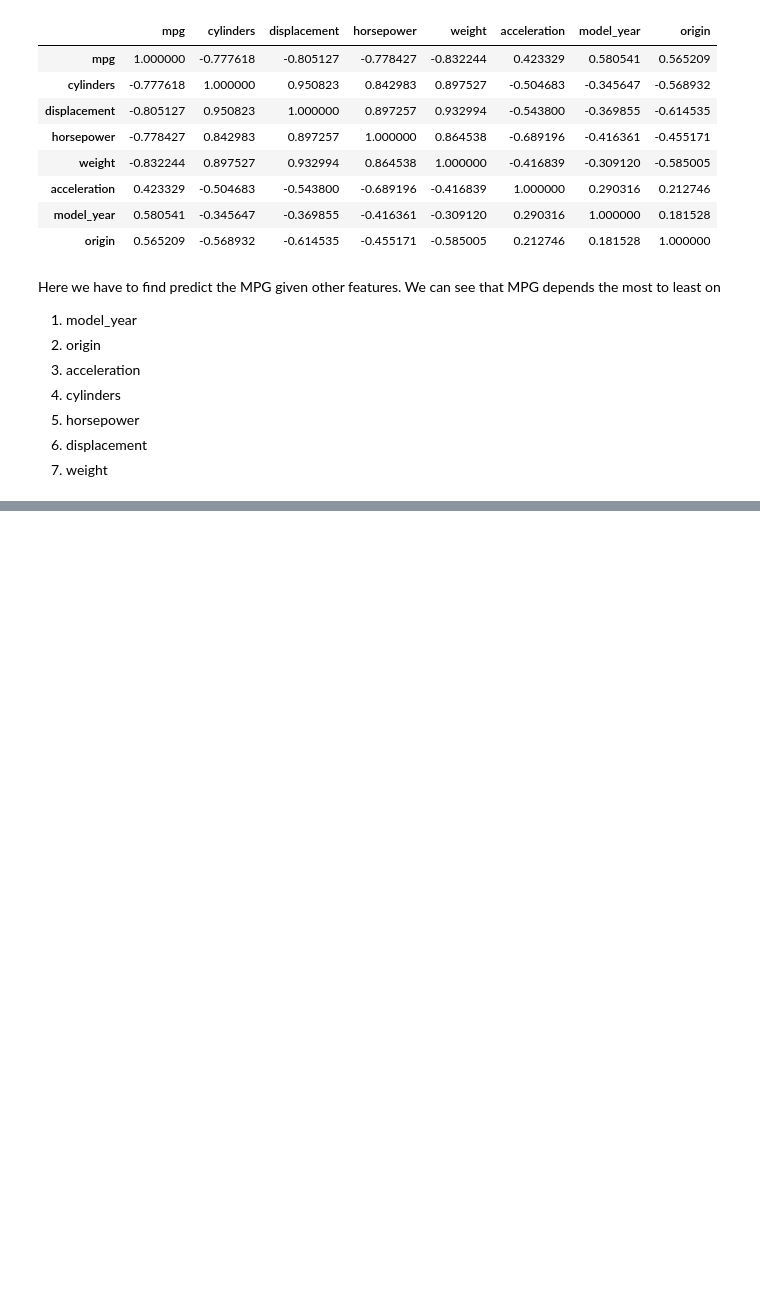
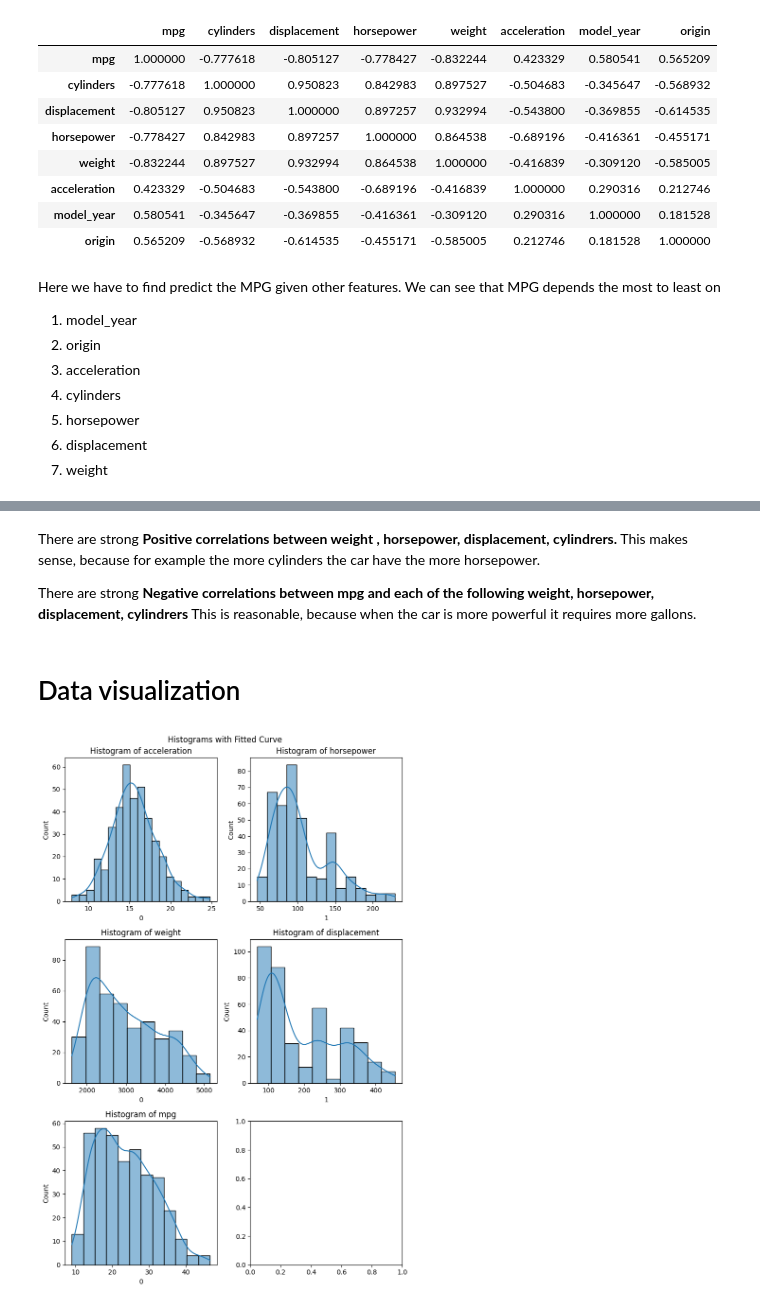
Before and after one commit to Nandikaa-Ganesh/Auto-mpg-Prediction, a Jupyter notebook: PCA_and_Feature_selection.ipynb, the cells around one changed output, grey strips where cells are left out. Saved outputs shown, nothing was run; the diff lists cells and outputs as text; code cells hidden in the pictures; blank space fills up the shorter version.

```diff
--- a/PCA_and_Feature_selection.ipynb
+++ b/PCA_and_Feature_selection.ipynb
@@ -237,0 +272,27 @@ Here we have to find predict the MPG given other features. We can see that MPG d
+# %% [markdown]
+There are strong **Positive correlations between weight , horsepower, displacement, cylindrers.**
+This makes sense, because for example the more cylinders the car have the more horsepower.
+
+There are strong **Negative correlations between mpg and each of the following
+weight, horsepower, displacement, cylindrers**
+This is reasonable, because when the car is more powerful it requires more gallons.
+# %% [markdown]
+# Data visualization
+# %%
+columns_to_plot = ["acceleration", "horsepower", "weight", "displacement", 'mpg']
+
+# Create subplots for each column
+fig, axs = plt.subplots(3,2, figsize=(8, 12))
+fig.suptitle('Histograms with Fitted Curve')
+
+for i, col in enumerate(columns_to_plot):
+    row = i // 2
+    col = i % 2
+    sns.histplot(df[columns_to_plot[i]], kde=True, ax=axs[row, col])
+    axs[row, col].set_xlabel(col)
+    axs[row, col].set_title(f'Histogram of {columns_to_plot[i]}')
+
+plt.tight_layout()
+plt.show()
+# %% [output]
+[figure, added]
```
Also changed, not shown: parts of 36 cells of this notebook.
